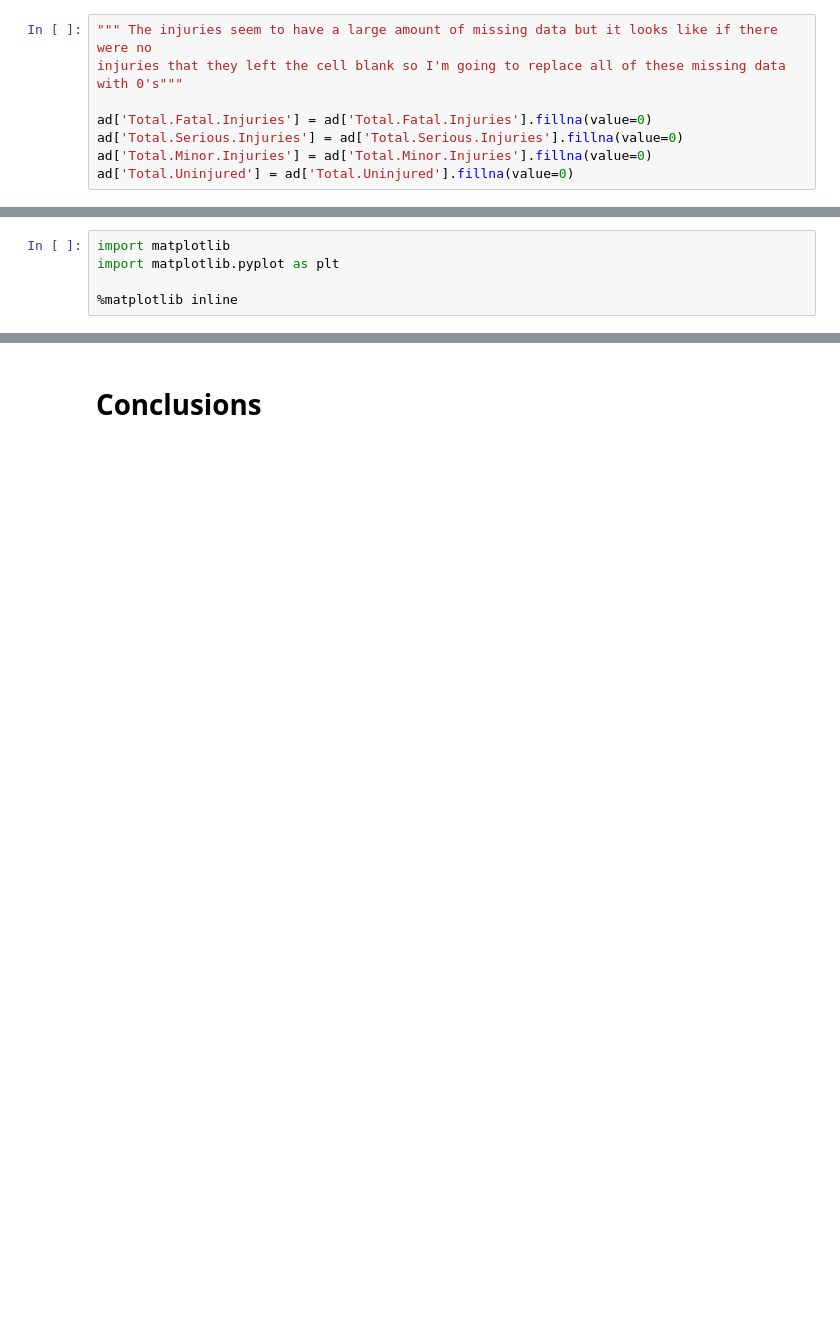
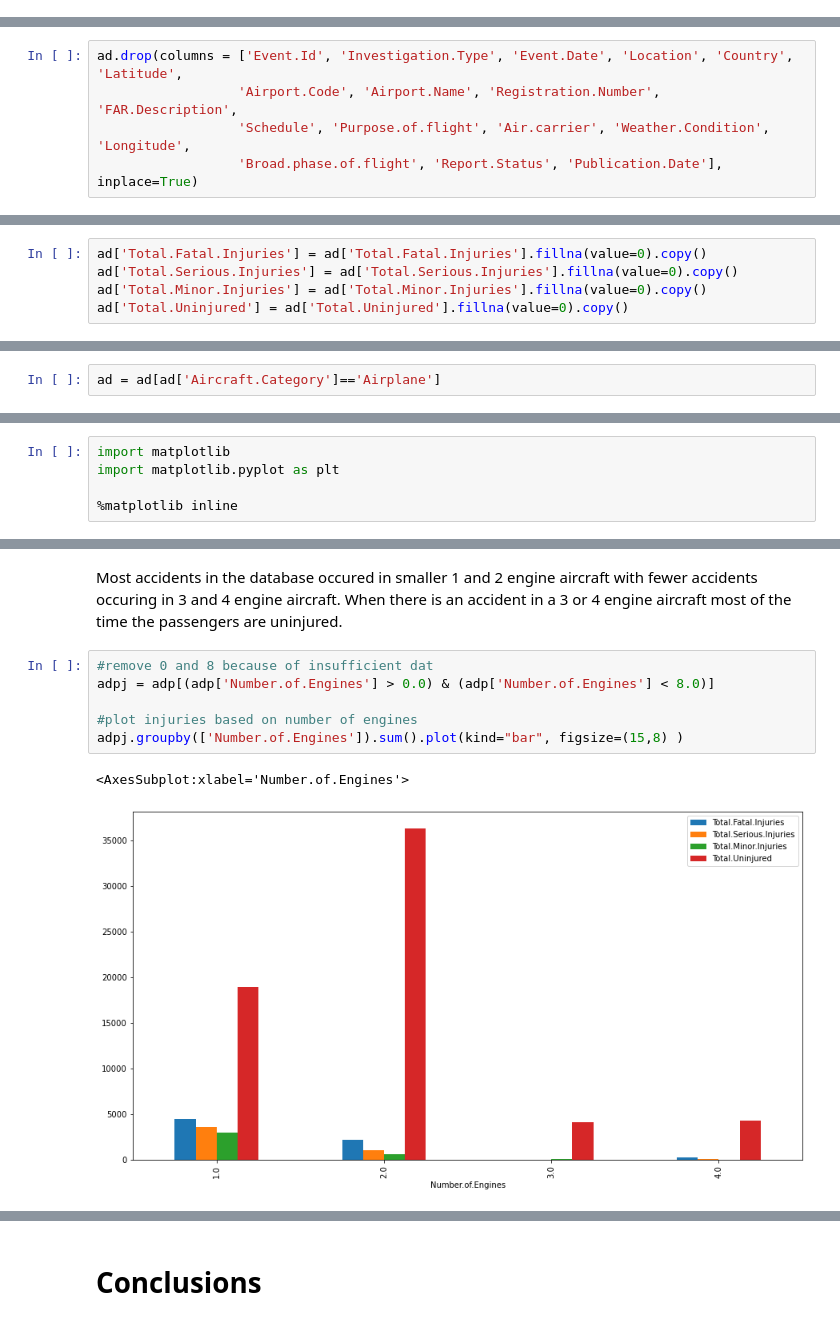
Before and after one commit to josh-g-grimes/Aviation-Data, a Jupyter notebook: notebook.ipynb, the cells around one changed output, grey strips where cells are left out. Cells and saved outputs as stored; diff of their text form; blank space fills up the shorter version.

Commit message:
Data Analysis Complete

```diff
--- a/notebook.ipynb
+++ b/notebook.ipynb
@@ -106,8 +57,0 @@ dtype: int64
-# %%
-""" The injuries seem to have a large amount of missing data but it looks like if there were no
-injuries that they left the cell blank so I'm going to replace all of these missing data with 0's"""
-
-ad['Total.Fatal.Injuries'] = ad['Total.Fatal.Injuries'].fillna(value=0)
-ad['Total.Serious.Injuries'] = ad['Total.Serious.Injuries'].fillna(value=0)
-ad['Total.Minor.Injuries'] = ad['Total.Minor.Injuries'].fillna(value=0)
-ad['Total.Uninjured'] = ad['Total.Uninjured'].fillna(value=0)
@@ -289,0 +141,5 @@ adturbo.groupby(['Make']).sum()
+# %%
+ad.drop(columns = ['Event.Id', 'Investigation.Type', 'Event.Date', 'Location', 'Country', 'Latitude',
+                  'Airport.Code', 'Airport.Name', 'Registration.Number', 'FAR.Description',
+                  'Schedule', 'Purpose.of.flight', 'Air.carrier', 'Weather.Condition', 'Longitude',
+                  'Broad.phase.of.flight', 'Report.Status', 'Publication.Date'], inplace=True)
@@ -289,0 +167,5 @@ adturbo.groupby(['Make']).sum()
+# %%
+ad['Total.Fatal.Injuries'] = ad['Total.Fatal.Injuries'].fillna(value=0).copy()
+ad['Total.Serious.Injuries'] = ad['Total.Serious.Injuries'].fillna(value=0).copy()
+ad['Total.Minor.Injuries'] = ad['Total.Minor.Injuries'].fillna(value=0).copy()
+ad['Total.Uninjured'] = ad['Total.Uninjured'].fillna(value=0).copy()
@@ -289,0 +195,2 @@ adturbo.groupby(['Make']).sum()
+# %%
+ad = ad[ad['Aircraft.Category']=='Airplane']
@@ -303,0 +240,11 @@ ax1.bar(adturbo['Make'], adturbo['Total.Fatal.Injuries'])
+# %% [markdown]
+Most accidents in the database occured in smaller 1 and 2 engine aircraft with fewer accidents occuring in 3 and 4 engine aircraft.  When there is an accident in a 3 or 4 engine aircraft most of the time the passengers are uninjured.
+# %%
+#remove 0 and 8 because of insufficient dat
+adpj = adp[(adp['Number.of.Engines'] > 0.0) & (adp['Number.of.Engines'] < 8.0)]
+
+#plot injuries based on number of engines
+adpj.groupby(['Number.of.Engines']).sum().plot(kind="bar", figsize=(15,8) )
+# %% [output]
+<AxesSubplot:xlabel='Number.of.Engines'>
+[figure, added]
```
Also changed, not shown: parts of 94 cells of this notebook.
